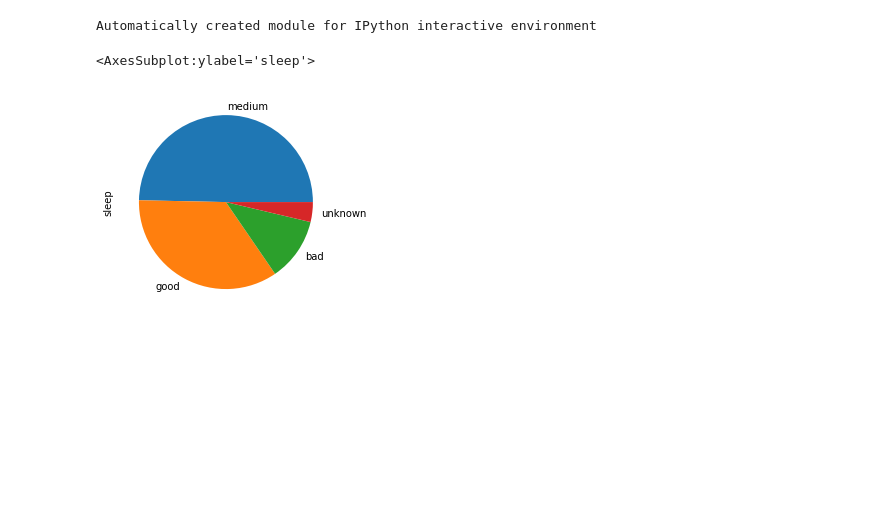
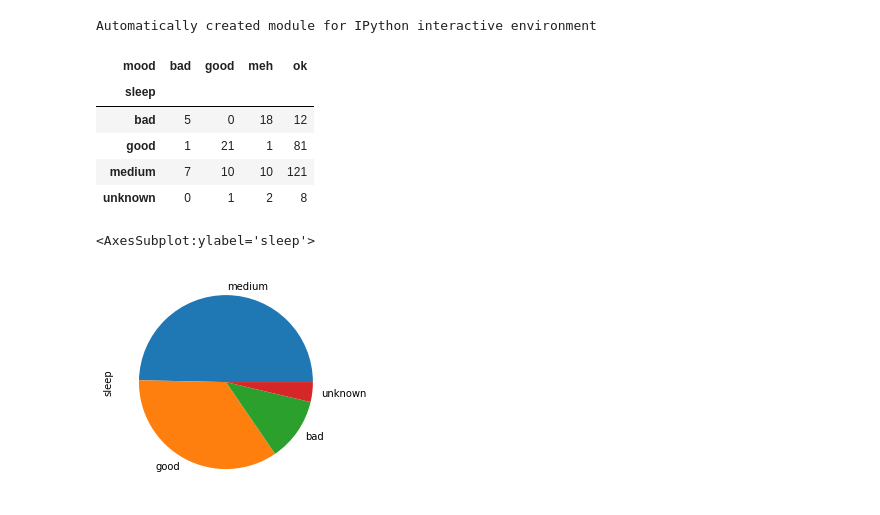
Before and after one commit to mpinkerton-oasis/AdsHackathon2021, a Jupyter notebook: fb_sleep_eda/sleep_eda.ipynb, the cells around one changed output. Drawn from its saved outputs; the diff is of its cells as text; code cells hidden in the pictures; blank space fills up the shorter version.

```diff
--- a/fb_sleep_eda/sleep_eda.ipynb
+++ b/fb_sleep_eda/sleep_eda.ipynb
@@ -92,6 +92,16 @@ general_data = pd.DataFrame(
         'mood': general_data_source.mood
     }
 )
+# %%
+sleep_mood_crosstab = pd.crosstab(general_data.sleep, general_data.mood)
+sleep_mood_crosstab
+# %% [output]
+| mood | bad | good | meh | ok |
+| sleep |  |  |  |  |
+| bad | 5 | 0 | 18 | 12 |
+| good | 1 | 21 | 1 | 81 |
+| medium | 7 | 10 | 10 | 121 |
+| unknown | 0 | 1 | 2 | 8 |
 # %%
 general_data['sleep'].value_counts().plot(kind='pie')
 # %% [output]
```
Also changed, not shown: parts of 10 cells of this notebook.
